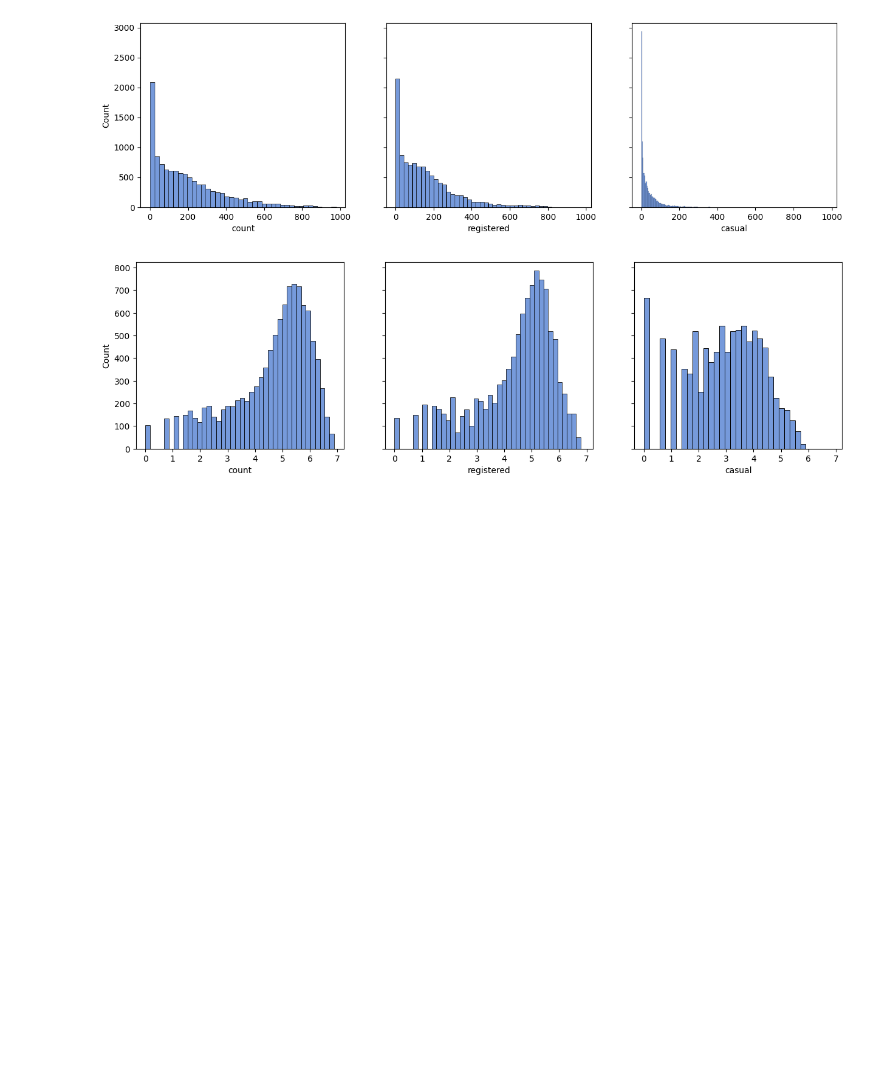
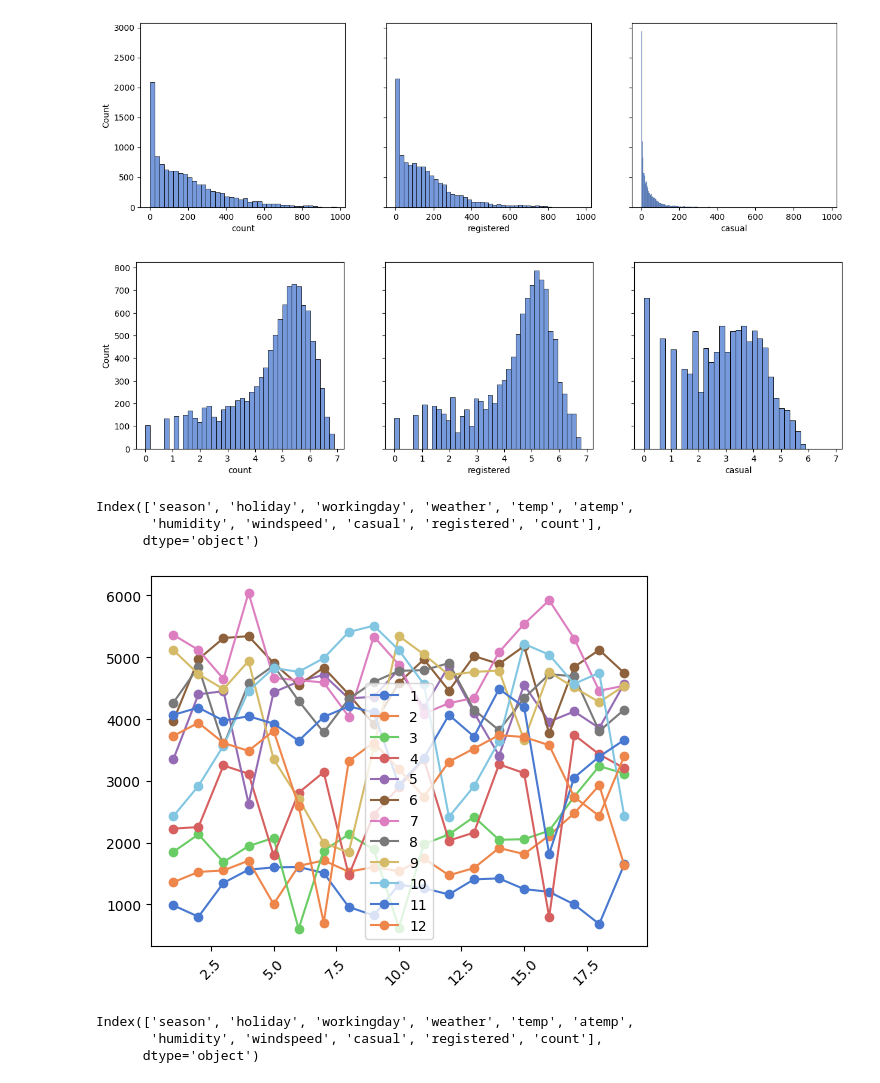
Before and after one commit to ryo-i1/bike, a Jupyter notebook: bike_analysis.ipynb, the cells around one changed output. Cells and saved outputs as stored; diff of their text form; code cells hidden in the pictures; blank space fills up the shorter version.

```diff
--- a/bike_analysis.ipynb
+++ b/bike_analysis.ipynb
@@ -211,3 +211,25 @@ sns.histplot(x='casual', data=df_log, ax=axes[2])
 plt.show()
 # %% [output]
 [figure]
+# %%
+df.columns
+# %% [output]
+Index(['season', 'holiday', 'workingday', 'weather', 'temp', 'atemp',
+       'humidity', 'windspeed', 'casual', 'registered', 'count'],
+      dtype='object')
+# %%
+df_term = df.loc[df.index.year == 2011, ['count']]
+for i in range(1, 13):
+    df_term_m = df_term.loc[df_term.index.month == i, :].resample('D').sum()
+    plt.plot(df_term_m.index.day, df_term_m, ls='-', marker='o', label=i)
+plt.xticks(rotation=45)
+plt.legend()
+plt.show()
+# %% [output]
+[figure, added]
+# %%
+df.columns
+# %% [output]
+Index(['season', 'holiday', 'workingday', 'weather', 'temp', 'atemp',
+       'humidity', 'windspeed', 'casual', 'registered', 'count'],
+      dtype='object')
```
Also changed, not shown: parts of 4 cells of this notebook, 5 other files.
